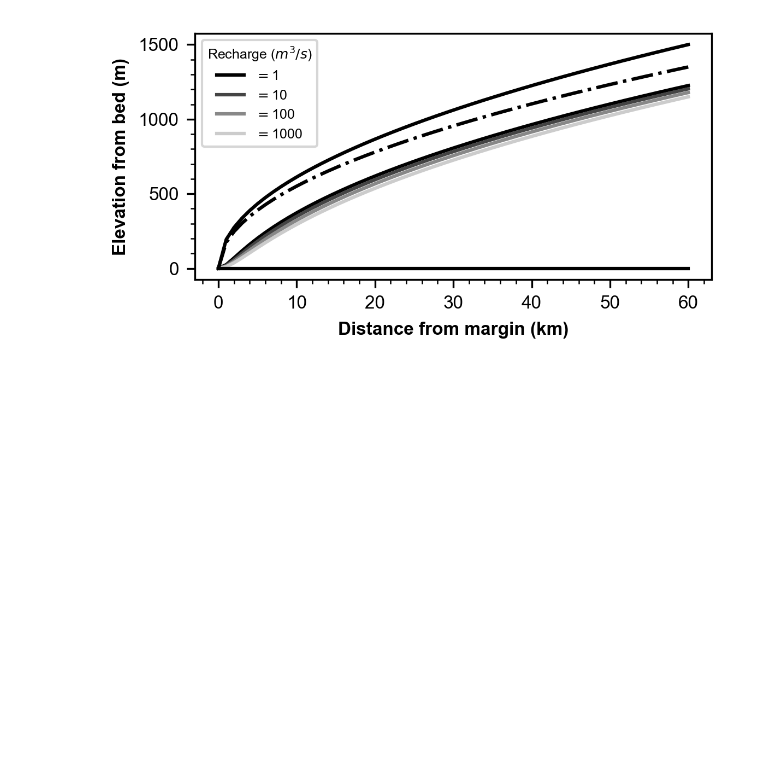
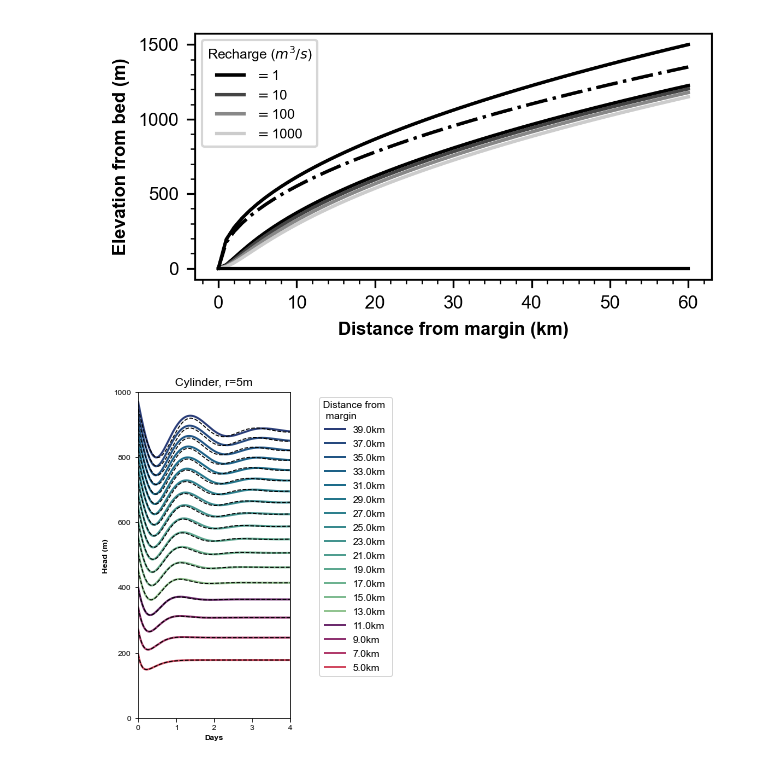
Before and after one commit to cctrunz/ModelRepo_MoulinShapeStoragePaper, a Jupyter notebook: Constant_Qin/Plot_Figure2-S2-S4.ipynb, the cells around one changed output. Cells and saved outputs as stored; diff of their text form; code cells hidden in the pictures; blank space fills up the shorter version.

```diff
--- a/Constant_Qin/Plot_Figure2-S2-S4.ipynb
+++ b/Constant_Qin/Plot_Figure2-S2-S4.ipynb
@@ -406,3 +417,48 @@ plt.minorticks_on()
 plt.savefig('Figures/ChannelHydraulic.pdf')
 # %% [output]
 [figure]
+# %%
+#Compare fit for different initial values
+
+#%%
+profile = np.arange(1000,40000,2000)
+sns.set_palette(sns.color_palette("icefire",n_colors=len(profile)))
+
+palette =sns.color_palette("flare",n_colors=len(profile[profile<13000]))+ sns.color_palette("crest",n_colors=len(profile[profile>=13000]))
+
+for r in  [5]: #[5,7.5,10,12.5,15]:
+    fig,ax = plt.subplots(1,2,figsize=(6,6))
+    ax[-1].axis('off')
+    for i,L in enumerate(profile):#[5*1000]:
+        res = frplus.calc_sim(r_fix=r,L=L, profile=True)
+
+        # RMSE
+        t = res['td'][res['td']<3*res['oscillation_fit']]
+        y_actual = res['hd'][res['td']<3*res['oscillation_fit']]
+        y_predicted = res['hd_fit'][res['td']<3*res['oscillation_fit']]
+
+        # mse = np.square(np.subtract(y_actual,y_predicted)).mean()
+        # rmse = math.sqrt(mse)
+        # print('Radius = ', r, 'm')
+        # # print("RMSPE = ", rmse)
+
+        rmspe = (np.sqrt(np.mean(np.square((y_actual - y_predicted) / y_actual)))) * 100
+        #rmspe = np.sqrt(np.mean(np.square(((y_actual - y_predicted) / y_actual)), axis=0))
+        #print('RMSPE = ',np.round(rmspe,2),'%')
+        if rmspe<1:
+            # plt.figure()
+            ax[0].plot(t, y_actual, linewidth=2, color=palette[i], label='%skm'%(L/1000))# RMSPE=%spct'%(L/1000,np.round(rmspe,2)))
+            ax[0].plot(t, y_predicted, linestyle='--', color='black', linewidth=1)
+            #plt.text(1,max(y_actual),'RMSPE:%s percent'%(np.round(rmspe,2)))
+    ax[0].set_xlabel('Days')
+    ax[0].set_ylabel('Head (m)')
+    ax[0].set_xlim([0,4])
+    ax[0].set_ylim([0,1000])
+    handles, labels = ax[0].get_legend_handles_labels()
+    ax[0].legend(reversed(handles), reversed(labels),loc=1, bbox_to_anchor=(1.7,1), title='Distance from \n margin')
+    ax[0].set_title('Cylinder, r=%sm'%r)
+    plt.savefig('Figures/FigureS7.pdf')
+            #plt.tight_layout()
+            #plt.xlim([0,3*res['damping_fit']])
+# %% [output]
+[figure, added]
```
Also changed, not shown: parts of 5 cells of this notebook, 32 other files.
